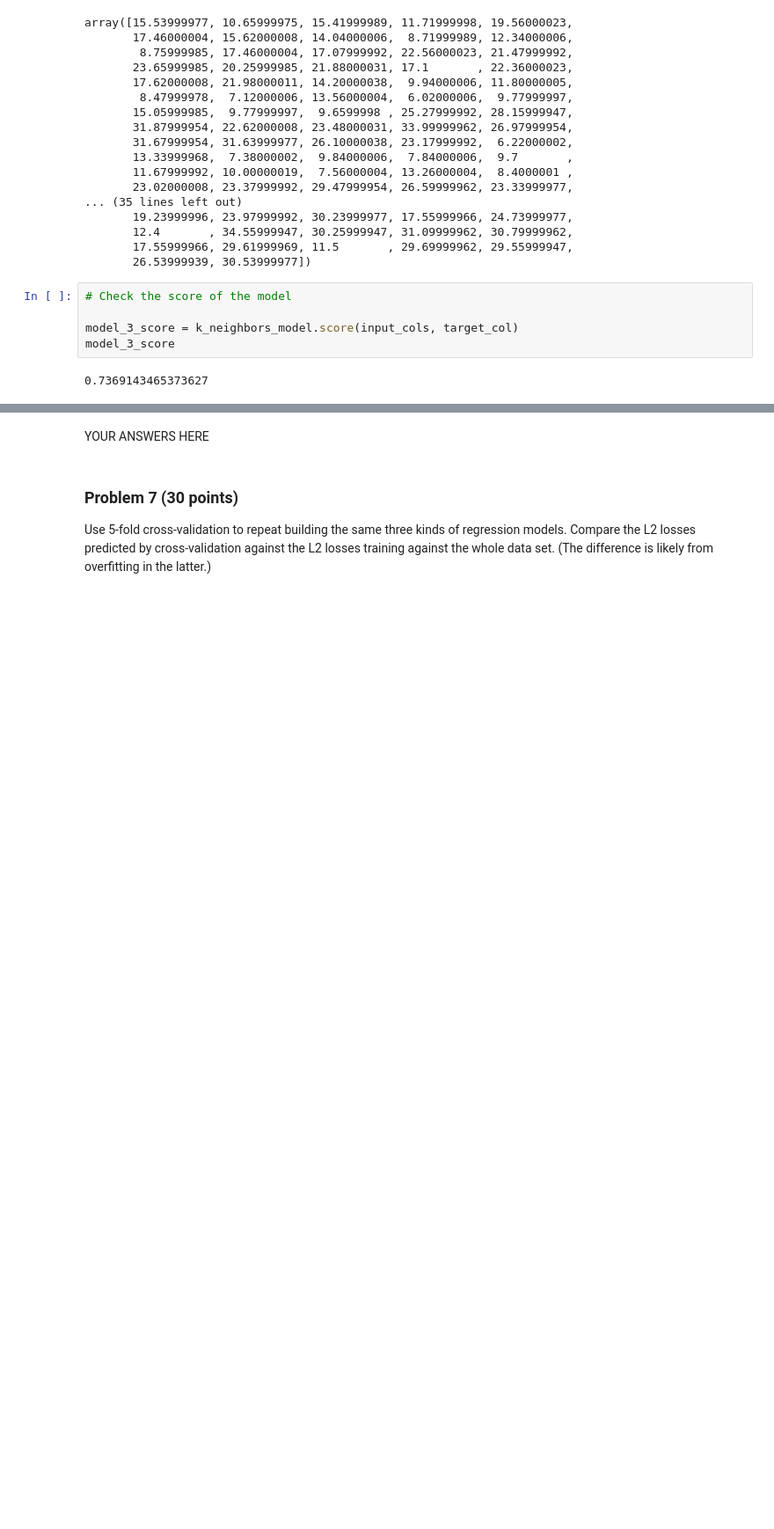
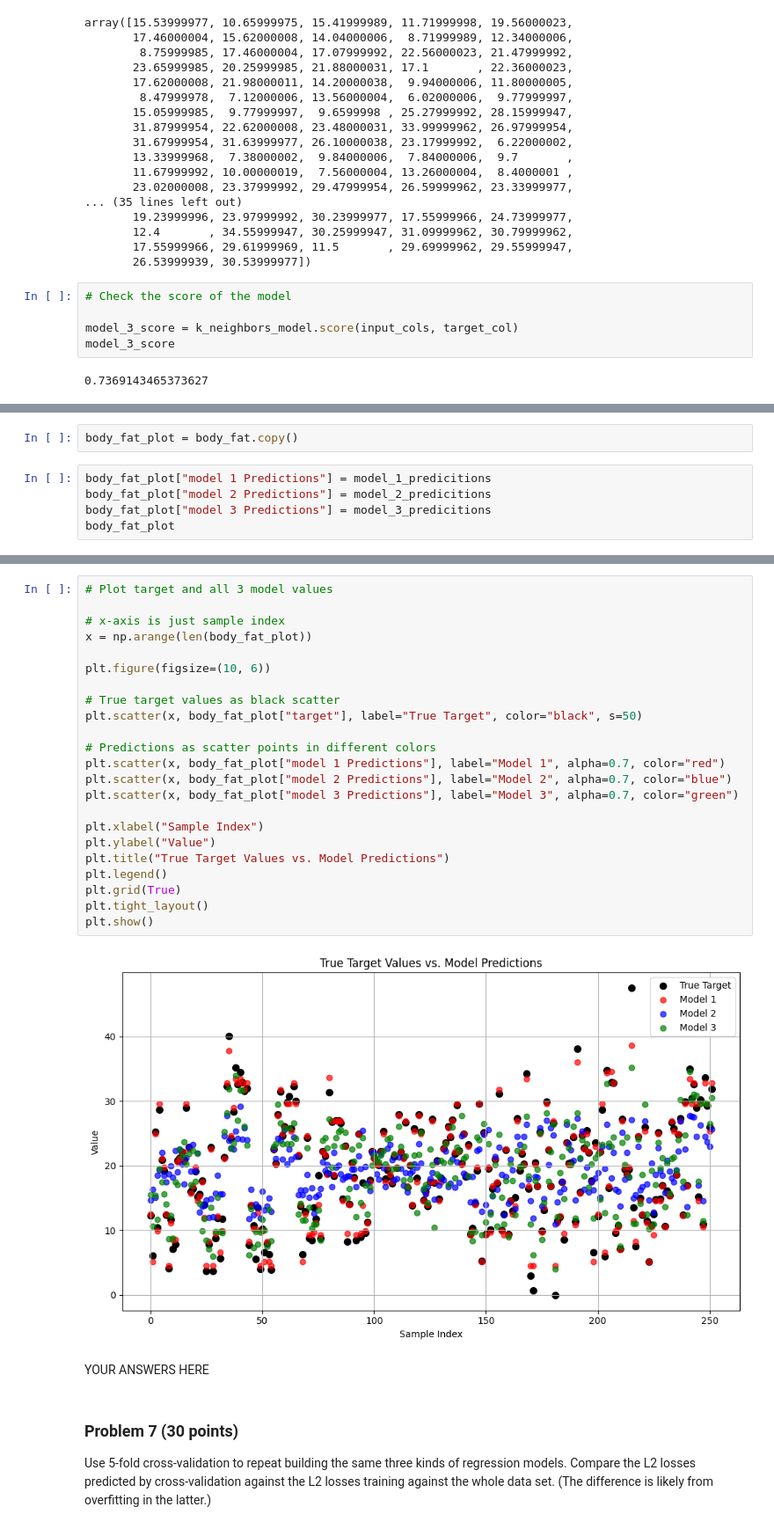
Before and after one commit to Haleymussary00/dx602-final-project, a Jupyter notebook: project.ipynb, the cells around one changed output, grey strips where cells are left out. Shown at 88% size. Saved outputs shown, nothing was run; the diff lists cells and outputs as text; blank space fills up the shorter version.

```diff
--- a/project.ipynb
+++ b/project.ipynb
@@ -576,0 +583,7 @@ model_3_score
+# %%
+body_fat_plot = body_fat.copy()
+# %%
+body_fat_plot["model 1 Predictions"] = model_1_predicitions
+body_fat_plot["model 2 Predictions"] = model_2_predicitions
+body_fat_plot["model 3 Predictions"] = model_3_predicitions
+body_fat_plot
@@ -577,3 +604,28 @@ model_3_score
+# %%
+# Plot target and all 3 model values
+
+# x-axis is just sample index
+x = np.arange(len(body_fat_plot))
+
+plt.figure(figsize=(10, 6))
+
+# True target values as black scatter
+plt.scatter(x, body_fat_plot["target"], label="True Target", color="black", s=50)
+
+# Predictions as scatter points in different colors
+plt.scatter(x, body_fat_plot["model 1 Predictions"], label="Model 1", alpha=0.7, color="red")
+plt.scatter(x, body_fat_plot["model 2 Predictions"], label="Model 2", alpha=0.7, color="blue")
+plt.scatter(x, body_fat_plot["model 3 Predictions"], label="Model 3", alpha=0.7, color="green")
+
+plt.xlabel("Sample Index")
+plt.ylabel("Value")
+plt.title("True Target Values vs. Model Predictions")
+plt.legend()
+plt.grid(True)
+plt.tight_layout()
+plt.show()
+# %% [output]
+[figure, added]
 # %% [markdown]
 YOUR ANSWERS HERE
 # %% [markdown]
```
Also changed, not shown: parts of 3 cells of this notebook.
